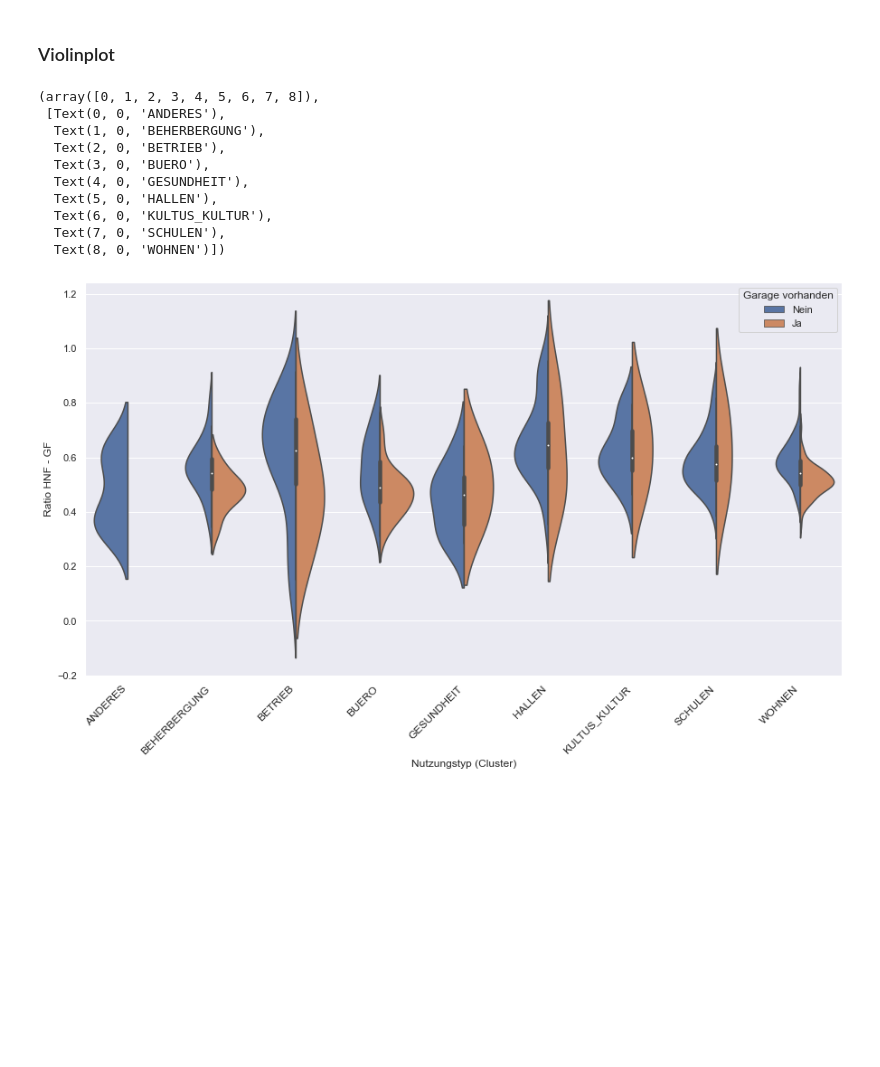
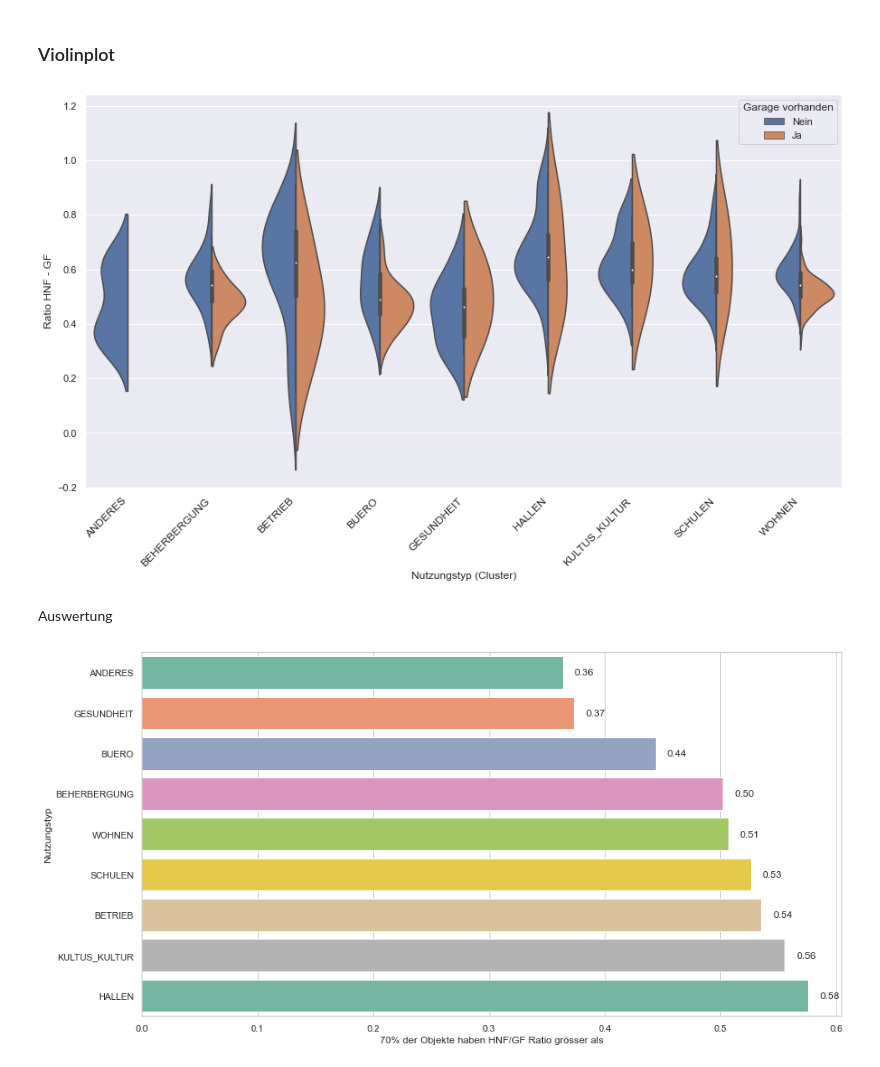
Before and after one commit to FHNW-RW/ip5-metriken-bauwesen, a Jupyter notebook: src/analysis/hnf_gf.ipynb, the cells around one changed output. Drawn from its saved outputs; the diff is of its cells as text; code cells hidden in the pictures; blank space fills up the shorter version.

Commit message:
Add Violin and Barplot for Benchmarks

```diff
--- a/src/analysis/hnf_gf.ipynb
+++ b/src/analysis/hnf_gf.ipynb
@@ -141,7 +142,7 @@ data.groupby(df[c.FIELD_USAGE_CLUSTER]).describe(percentiles=[.25, 0.4, .5, .75]
 plotData = grg.add_garage_present(df)
 
 charts.set_plot_size(sns, rc=[15,8])
-ax = sns.violinplot(x=c.FIELD_USAGE_CLUSTER, y="ratio_hnf_gf", hue=c.FIELD_FIELD_GARAGE_COMBINED_PRESENT, split=True, data=plotData)
+ax = sns.violinplot(x=c.FIELD_USAGE_CLUSTER, y="ratio_hnf_gf", hue=c.GARAGE_COMBINED_PRESENT, split=True, data=plotData)
 
 ax.set(xlabel='Nutzungstyp (Cluster)', ylabel='Ratio HNF - GF')
 ax.legend(title='Garage vorhanden', handles=ax.legend_.legendHandles, labels=['Nein', 'Ja'])
@@ -152,15 +153,38 @@ plt.xticks(
     fontweight='normal',
     fontsize='medium'
 )
+
+# Save figure
+gf.savefig("exports/violin_hnf_gf_garage_clustered.png", dpi=200)
 # %% [output]
-(array([0, 1, 2, 3, 4, 5, 6, 7, 8]),
- [Text(0, 0, 'ANDERES'),
-  Text(1, 0, 'BEHERBERGUNG'),
-  Text(2, 0, 'BETRIEB'),
-  Text(3, 0, 'BUERO'),
-  Text(4, 0, 'GESUNDHEIT'),
-  Text(5, 0, 'HALLEN'),
-  Text(6, 0, 'KULTUS_KULTUR'),
-  Text(7, 0, 'SCHULEN'),
-  Text(8, 0, 'WOHNEN')])
 [figure]
+# %% [markdown]
+Auswertung
+# %%
+# preprocess data
+percentiles = data.groupby(df[c.FIELD_USAGE_CLUSTER]).describe(percentiles=[.2, .3, .5, .7])
+percentiles = percentiles[['30%', '50%', '70%']]
+percentiles.columns = ['70%', '50%', '30%'] # Reversed percentiles are asked
+
+# reshape and sort data
+percentiles = percentiles.stack()
+percentiles = percentiles.reset_index(level=[0,1])
+percentiles.columns = [c.FIELD_USAGE_CLUSTER, 'percentile', 'ratio']
+percentiles = percentiles[percentiles['percentile'] == '70%']
+
+# Plot data
+sns.set_style("whitegrid")
+ax = sns.barplot(y=c.FIELD_USAGE_CLUSTER, x='ratio', data=percentiles, order=percentiles.sort_values('ratio')[c.FIELD_USAGE_CLUSTER], palette=sns.color_palette("Set2"))
+for p in ax.patches:
+    width = p.get_width()    # get bar length
+    ax.text(width + 0.01, # set the text at 1 unit right of the bar
+            p.get_y() + p.get_height() / 2, # get Y coordinate + X coordinate / 2
+            '{:1.2f}'.format(width), # set variable to display, 2 decimals
+            ha = 'left',   # horizontal alignment
+            va = 'center')  # vertical alignment
+ax.set(xlabel='70% der Objekte haben HNF/GF Ratio grösser als', ylabel='Nutzungstyp')
+
+# Save figure
+gf.savefig("exports/barplot_hnf_gf_ratio_30percentile_reversed.png", dpi=200)
+# %% [output]
+[figure, added]
```
Also changed, not shown: parts of 1 cell of this notebook.
